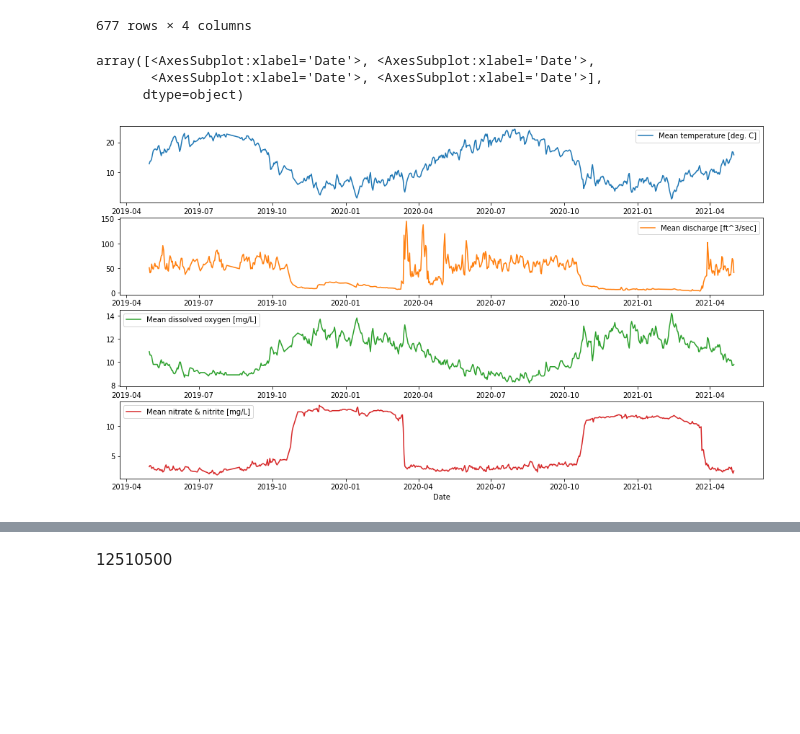
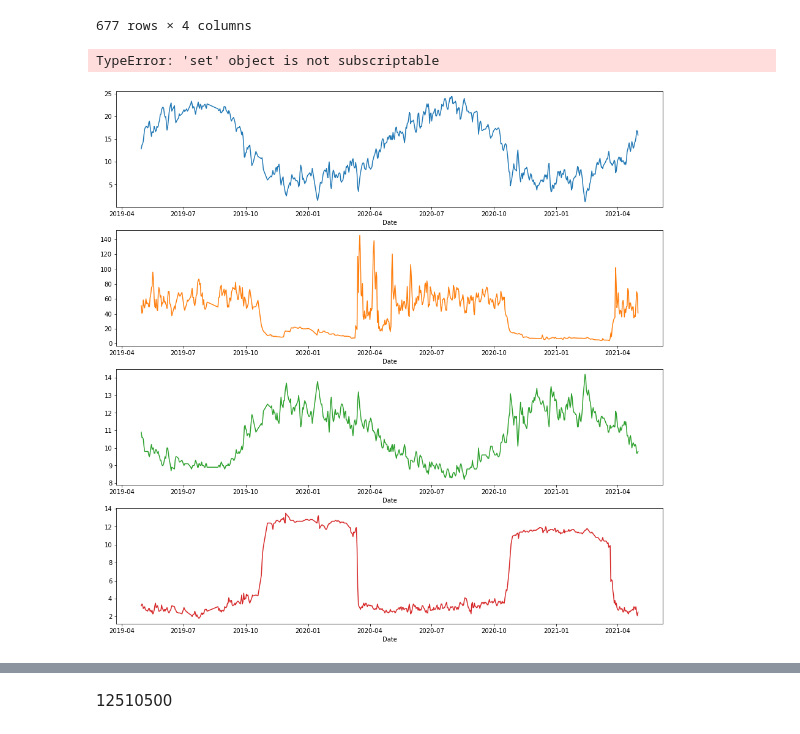
Before and after one commit to isosafrasaurus/pnnl_watersheds, a Jupyter notebook: nwis_data_analysis.ipynb, the cells around one changed output, grey strips where cells are left out. Cells and saved outputs as stored; diff of their text form; code cells hidden in the pictures; blank space fills up the shorter version.

Commit message:
7/26_2 update
fixed axes labels except for one error

```diff
--- a/nwis_data_analysis.ipynb
+++ b/nwis_data_analysis.ipynb
@@ -54,4 +54,4 @@ endDate = "2021-07-19"
 # %%
 ALL_WA_DV = nwis.get_dv(stateCd="WA",parameterCd = parameters, start=startDate, end=endDate)
 # %%
-%store ALL_WA_DV
+ALL_WA_DV = ALL_WA_DV[0]
@@ -78,7 +80,7 @@ ALL_WA_DV[0]
 # Delete unnecessary columns (..cd) and destroy rows with missing parameters
 
 # Daily values
-WA_DVDF = ALL_WA_DV[0]
+WA_DVDF = copy.deepcopy(ALL_WA_DV)
 
 for column in WA_DVDF:
     if column.endswith("cd"):
@@ -158,36 +166,44 @@ ringold_dv_final
 # %%
 '''
 namesdv = {
     '00300_Maximum':'Max. dissolved oxygen [mg/L]',
     '00300_Minimum':'Min. dissolved oxygen [mg/L]',
     '00300_Mean':'Mean dissolved oxygen [mg/L]',
 
     '99133_Maximum':'Max. nitrate & nitrite [mg/L]',
     '99133_Minimum':'Min. nitrate & nitrite  [mg/L]',
     '99133_Mean':'Mean nitrate & nitrite [mg/L]',
 
     '00010_Maximum':'Max. temperature [deg. C]',
     '00010_Minimum':'Min. temperature [deg. C]',
     '00010_Mean':'Mean temperature [deg. C]',
 
     '00060_Mean' : 'Mean discharge [ft^3/sec]'
 }
 '''
 namesdv = {
     '00300_Mean':'Mean dissolved oxygen [mg/L]',
     '99133_Mean':'Mean nitrate & nitrite [mg/L]',
     '00010_Mean':'Mean temperature [deg. C]',
     '00060_Mean' : 'Mean discharge [ft^3/sec]'
 }
 
+namesdvarray = {
+    'Mean dissolved oxygen [mg/L]',
+    'Mean nitrate & nitrite [mg/L]',
+    'Mean temperature [deg. C]',
+    'Mean discharge [ft^3/sec]'
+}
+
 ringold_dv_toPlot = ringold_dv_final.rename(columns=namesdv)
 
-ringold_dv_toPlot.plot(subplots = True, figsize=(16,9), xlabel='Date', sharex=False,sharey=False)
+plotdv = ringold_dv_toPlot.plot(subplots = True, figsize=(16,16), legend=False, xlabel='Date', sharex=False,sharey=False)
+
+for subplotIndex in range(len(plot)):
+    plot[subplotIndex].set_ylabel(namesdvarray[subplotIndex])
 # %% [output]
-array([<AxesSubplot:xlabel='Date'>, <AxesSubplot:xlabel='Date'>,
-       <AxesSubplot:xlabel='Date'>, <AxesSubplot:xlabel='Date'>],
-      dtype=object)
+TypeError: 'set' object is not subscriptable
-[figure, old version]
+[figure, new version]
 # %%
 namesiv = {
     '00300':'Dissolved oxygen [mg/L]',
```
Also changed, not shown: parts of 7 cells of this notebook.
